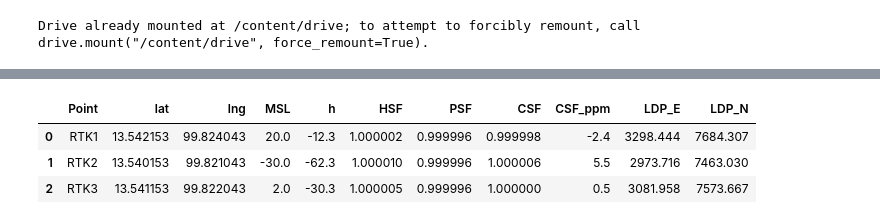
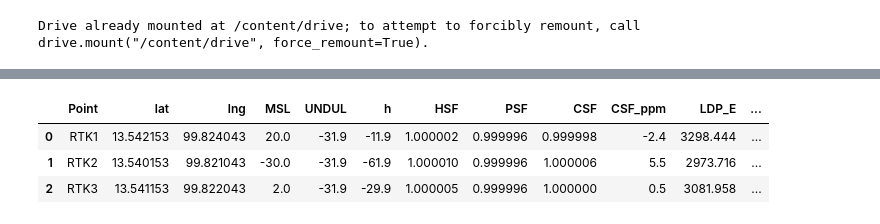
Before and after one commit to phisan-chula/2021-LDP_Design, a Jupyter notebook: LDP_Inspection.ipynb, the cells around one changed output, grey strips where cells are left out. Cells and saved outputs as stored; diff of their text form; code cells hidden in the pictures.

```diff
--- a/LDP_Inspection.ipynb
+++ b/LDP_Inspection.ipynb
@@ -23,0 +36,21 @@ TGM17 = r'/content/drive/MyDrive/Geodesy_Cache/tgm2017-1.pgm'
+# %%
+import requests
+import pygeodesy as pgd
+import numpy as np
+from shapely.geometry import Point
+
+def dd2DMS( dd, PREC=7, POS=''  ):
+    '''conver degree to DMS string'''
+    return pgd.dms.toDMS( dd, prec=PREC,pos=POS )
+def CalcLDP( row ):
+    UNDUL = GEOID.height( row.lat,row.lng )
+    RG = ELLPS.rocGauss( row.lat )
+    h = UNDUL + row.MSL     # FIX UNDUL
+    HSF = RG/(RG+h)            # FIX  RG
+    FACTOR = pyproj.Proj( LDP).get_factors( row.lng, row.lat )
+    PSF = FACTOR.meridional_scale
+    CSF = PSF*HSF
+    CSF_ppm = (CSF-1)*1E6
+    TR = pyproj.Transformer.from_crs( 'epsg:4326', LDP )
+    LDP_E,LDP_N = TR.transform( row.lat, row.lng )
+    return [UNDUL, h, HSF, PSF, CSF, CSF_ppm, LDP_E, LDP_N]
@@ -75,0 +79,15 @@ df
+# %%
+import pandas as pd
+import pyproj
+COL_LDP = ['UNDUL', 'h','HSF','PSF','CSF', 'CSF_ppm', 'LDP_E', 'LDP_N']
+k0 = 1 + HAE/RG
+TM = r'+proj=tmerc +lat_0=0.0 +lon_0={} +k_0={}  +x_0={}  +y_0={}  +a={} +b={} +units=m +no_defs'
+LDP = pyproj.CRS( TM.format( 99+49/60, k0, +2500, -1490000, ELLPS.a, ELLPS.b ) )  # fine tune , serveral times
+
+EWNS =Point( POS[1],POS[0] ).buffer( BUFF/ 111_000 , cap_style = 3  ).exterior.coords.xy
+PP_EWNS = np.vstack( (np.array( [POS[1],POS[0]] ) , np.array(EWNS).T) )[:-1]
+dfPP = pd.DataFrame( {'Point':['P0','P1','P2','P3','P4'], 'lng':PP_EWNS[:,0], 'lat':PP_EWNS[:,1]  } )
+dfPP = pd.concat( 2*[dfPP] ,  ignore_index=True)
+dfPP['MSL'] = 5*[MSL+VER_BUF]+ 5*[MSL-VER_BUF]
+dfPP[COL_LDP] = dfPP.apply( CalcLDP, axis=1, result_type='expand')
+dfPP
@@ -76,17 +106,17 @@ df
 # %%
 from io import StringIO
 CSV = '''Point,lat,lng,MSL
 RTK1,13.542153,99.824043,20.0
 RTK2,13.540153,99.821043,-30.0
 RTK3,13.541153,99.822043,2.0
 '''
 dfRTK = pd.read_csv( StringIO(CSV) )
-dfRTK[['h','HSF','PSF','CSF', 'CSF_ppm', 'LDP_E', 'LDP_N']] = dfRTK.apply( CalcCSF, axis=1, result_type='expand')
-dfRTK = dfRTK.round( {'h':1, 'CSF_ppm':1 , 'LDP_E':3, 'LDP_N':3  } )
+dfRTK[COL_LDP] = dfRTK.apply( CalcLDP, axis=1, result_type='expand')
+dfRTK = dfRTK.round( {'UNDUL':1, 'h':1, 'CSF_ppm':1 , 'LDP_E':3, 'LDP_N':3  } )
 dfRTK
 # %% [output]
-|  | Point | lat | lng | MSL | h | HSF | PSF | CSF | CSF_ppm | LDP_E | LDP_N |
-| 0 | RTK1 | 13.542153 | 99.824043 | 20.0 | -12.3 | 1.000002 | 0.999996 | 0.999998 | -2.4 | 3298.444 | 7684.307 |
-| 1 | RTK2 | 13.540153 | 99.821043 | -30.0 | -62.3 | 1.000010 | 0.999996 | 1.000006 | 5.5 | 2973.716 | 7463.030 |
-| 2 | RTK3 | 13.541153 | 99.822043 | 2.0 | -30.3 | 1.000005 | 0.999996 | 1.000000 | 0.5 | 3081.958 | 7573.667 |
+|  | Point | lat | lng | MSL | UNDUL | h | HSF | PSF | CSF | CSF_ppm | LDP_E | ... |
+| 0 | RTK1 | 13.542153 | 99.824043 | 20.0 | -31.9 | -11.9 | 1.000002 | 0.999996 | 0.999998 | -2.4 | 3298.444 | ... |
+| 1 | RTK2 | 13.540153 | 99.821043 | -30.0 | -31.9 | -61.9 | 1.000010 | 0.999996 | 1.000006 | 5.5 | 2973.716 | ... |
+| 2 | RTK3 | 13.541153 | 99.822043 | 2.0 | -31.9 | -29.9 | 1.000005 | 0.999996 | 1.000000 | 0.5 | 3081.958 | ... |
 # %%
```
Also changed, not shown: parts of 8 cells of this notebook.
